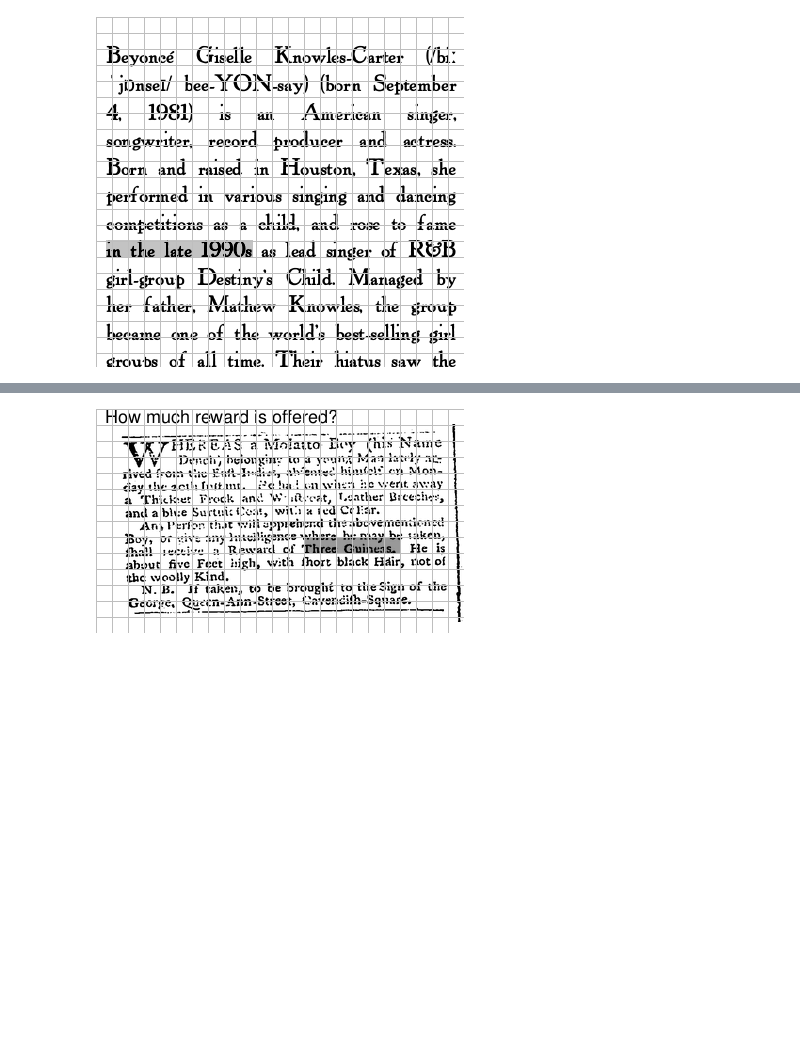
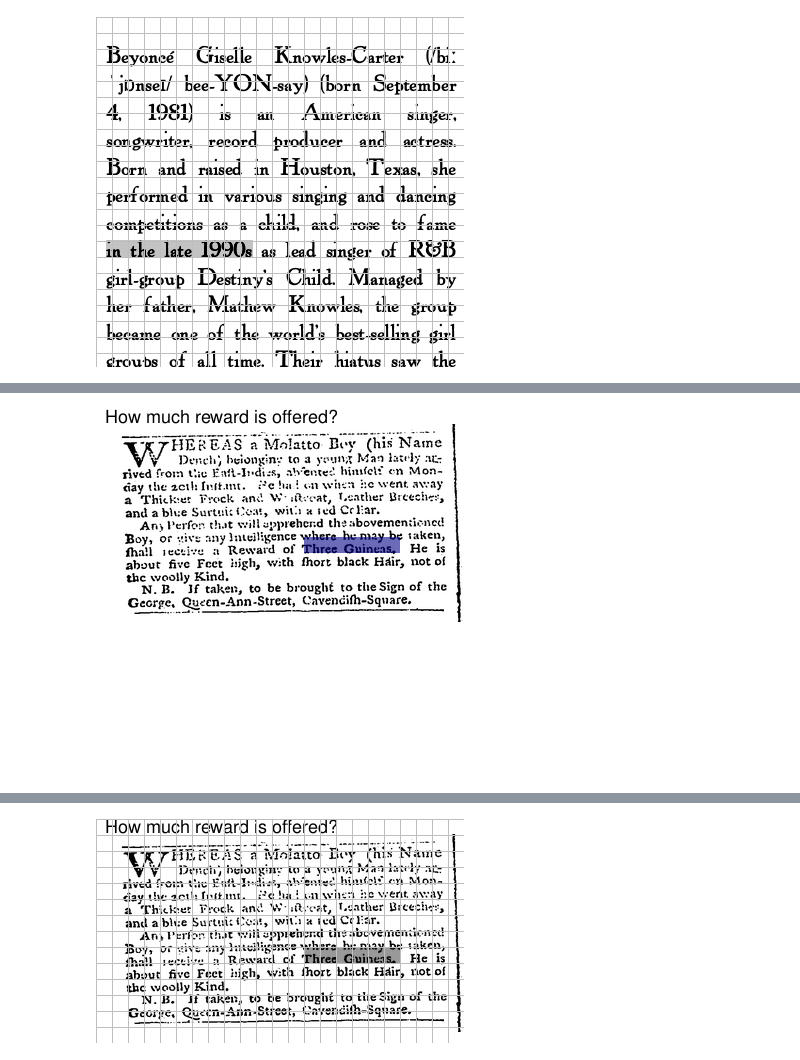
Before and after one commit to nadavborenstein/pixel-bw, a Jupyter notebook: visualizations.ipynb, the cells around one changed output, grey strips where cells are left out. Cells and saved outputs as stored; diff of their text form; code cells hidden in the pictures; blank space fills up the shorter version.

Commit message:
added paper figures

```diff
--- a/visualizations.ipynb
+++ b/visualizations.ipynb
@@ -356,0 +322,7 @@ NameError: name 'good_indixes' is not defined
+# %%
+from skimage.color import label2rgb
+res = label2rgb(pixel_mask, image.astype("uint8"), bg_label=0, bg_color=None, colors=[(0, 0, 1)])
+res = Image.fromarray((res * 255).astype(np.uint8))
+res
+# %% [output]
+[figure, added]
```
Also changed, not shown: parts of 9 cells of this notebook, 34 other files.
